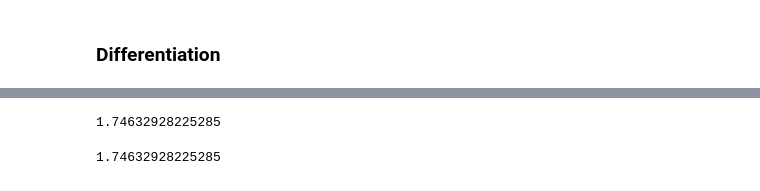
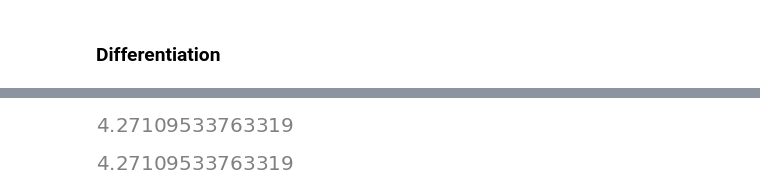
Before and after one commit to Jeffery12138/py4fi, a Jupyter notebook: code/ch11/11_math_tools.ipynb, the cells around one changed output, grey strips where cells are left out. Drawn from its saved outputs; the diff is of its cells as text; code cells hidden in the pictures.

```diff
--- a/code/ch11/11_math_tools.ipynb
+++ b/code/ch11/11_math_tools.ipynb
@@ -861,13 +898,13 @@ f.subs({x : xo, y : yo}).evalf()
 # %%
-xo = sy.nsolve(del_x, 1.5)
+xo = sy.nsolve(del_x, 4.0)
 xo
 # %% [output]
-1.74632928225285
+[figure, added]
 # %%
-yo = sy.nsolve(del_y, 1.5)
+yo = sy.nsolve(del_y, 4.0)
 yo
 # %% [output]
-1.74632928225285
+[figure, added]
 # %%
 f.subs({x : xo, y : yo}).evalf()
 # %% [output]
```
Also changed, not shown: parts of 40 cells of this notebook.
